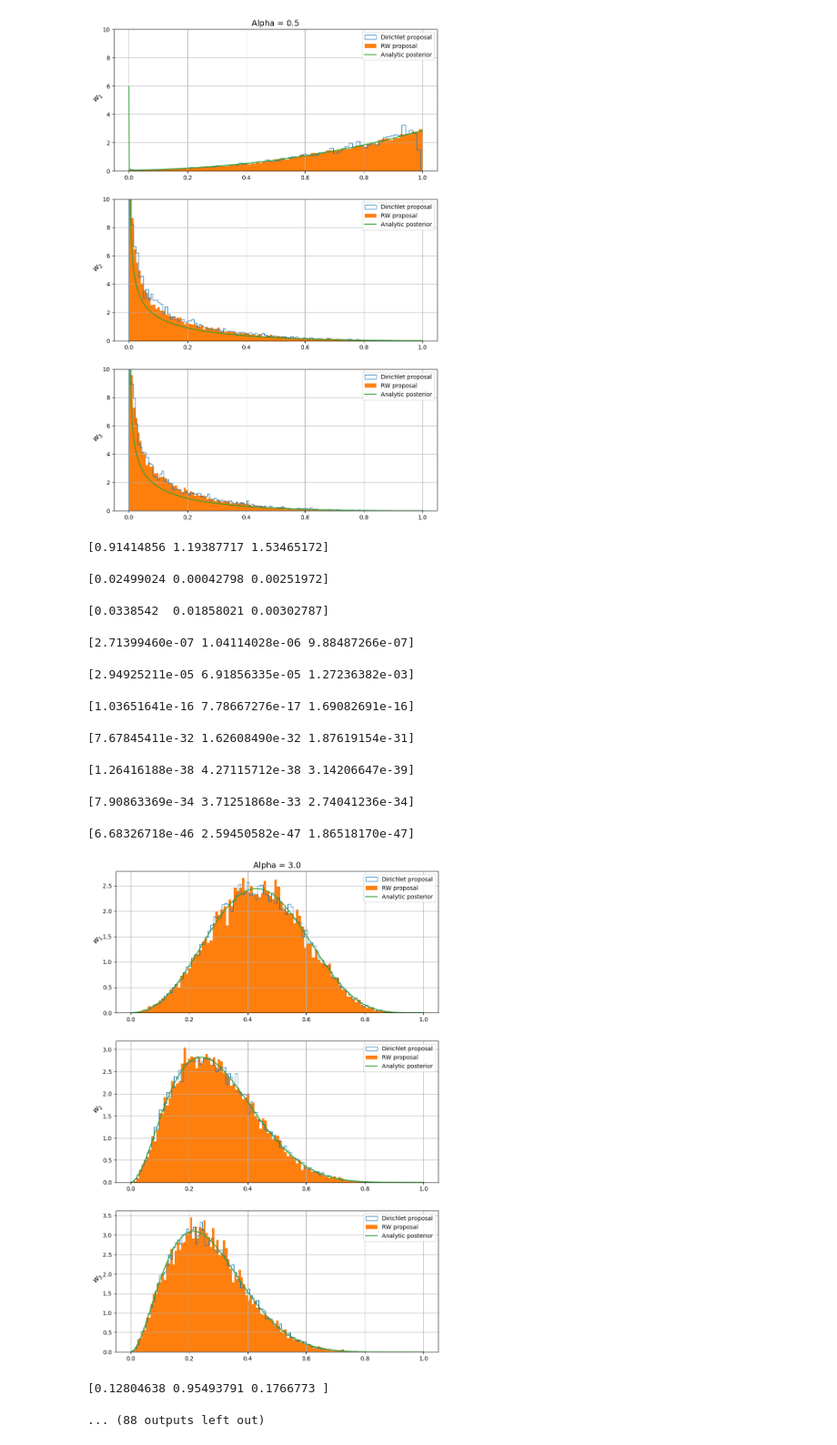
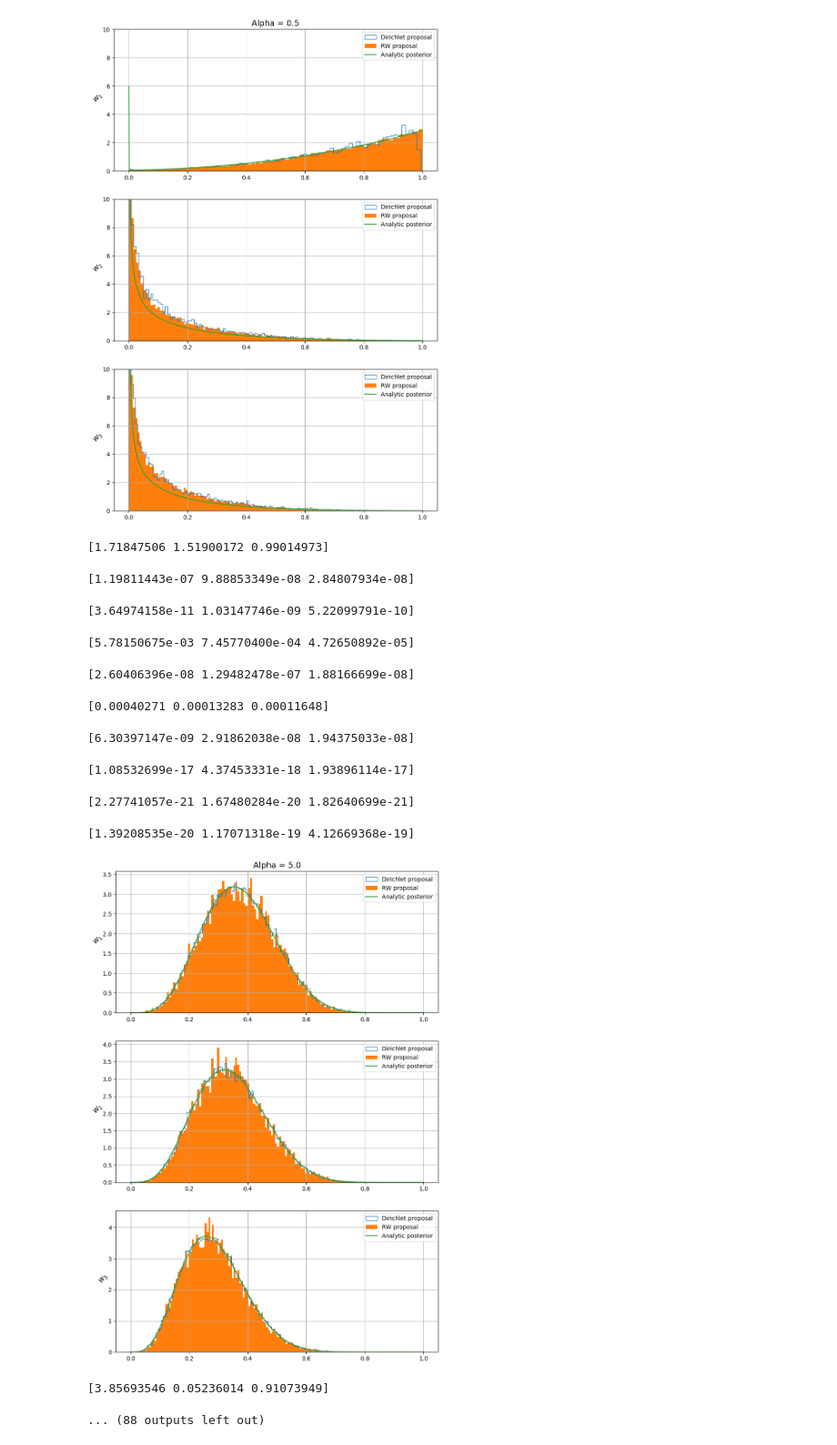
Before and after one commit to marcgrillo/dirichlet, a Jupyter notebook: notebook3.ipynb, the cells around one changed output. Shown at 91% size. Saved outputs shown, nothing was run; the diff lists cells and outputs as text; code cells hidden in the pictures.

Commit message:
new plots

```diff
--- a/notebook3.ipynb
+++ b/notebook3.ipynb
@@ -175,8 +175,9 @@ plt.close()
 [figure]
 # %%
 
-for a in [3,2,1.7,1.5,1.4,1.3,1.2,1.1,1.0,0.9,0.8, 0.7, 0.6]:
+for a in [5,3,2,1.7,1.5,1.4,1.3,1.2,1.1,1.0,0.9,0.8, 0.7, 0.6, 0.5]:
     alpha = np.ones(n_pars)*a
+    alpha_prop = alpha
     samples = sampling(n, xt, alpha, alpha_prop)
     eps = 1
     each = int(1e4)
@@ -187,45 +188,45 @@ for a in [3,2,1.7,1.5,1.4,1.3,1.2,1.1,1.0,0.9,0.8, 0.7, 0.6]:
     for i in range(n_pars):
         x,y = an_post(i, 100, xt, alpha)
         anal_x.append(x)
         anal.append(y)
 
     fig, axs = plt.subplots( n_pars, figsize = [10,15] )
     w = samples
     w2 = samples2
     x = np.arange(0, len(w[0]))
     for i in range(n_pars):
         axs[i].hist(np.transpose(w)[i], bins = 'auto', histtype='step', density = True, label = 'Dirichlet proposal')
         axs[i].hist(np.transpose(w2)[i], bins = 'auto', density = True, label = 'RW proposal')
         axs[i].set_ylabel(f'$w_{i+1}$', rotation = 45, size = '13')
         #axs[i].plot(anal_x[i], anal[i], label = 'Numerical posterior')
         if i == 0 :
             xx = np.linspace(1e-6,1,1000)
             axs[i].plot(xx, w1_post(xx, alpha, xt), label = 'Analytic posterior')
         if i == 1 :
             xx = np.linspace(1e-6,1,1000)
             axs[i].plot(xx, w2_post(xx, alpha, xt), label = 'Analytic posterior')
         if i == 2 :
             xx = np.linspace(1e-6,1,1000)
             axs[i].plot(xx, w3_post(xx, alpha, xt), label = 'Analytic posterior')
         axs[i].grid()
         axs[i].legend()
         if a < 1:
-            if i > 0 : axs[i].set_ylim([0,20])
+            if i > 0 : axs[i].set_ylim([0,15])
     axs[0].set_title(f'Alpha = {alpha[0]}', size = 14)
-    plt.savefig('Alpha'+str(alpha[0])+'_second.png')
+    plt.savefig('Alpha'+str(alpha[0])+'_third_sameA.png')
     plt.show()
     plt.close()
 # %% [output]
-[0.91414856 1.19387717 1.53465172]
+[1.71847506 1.51900172 0.99014973]
-[0.02499024 0.00042798 0.00251972]
+[1.19811443e-07 9.88853349e-08 2.84807934e-08]
-[0.0338542  0.01858021 0.00302787]
+[3.64974158e-11 1.03147746e-09 5.22099791e-10]
-[2.71399460e-07 1.04114028e-06 9.88487266e-07]
+[5.78150675e-03 7.45770400e-04 4.72650892e-05]
-[2.94925211e-05 6.91856335e-05 1.27236382e-03]
+[2.60406396e-08 1.29482478e-07 1.88166699e-08]
-[1.03651641e-16 7.78667276e-17 1.69082691e-16]
+[0.00040271 0.00013283 0.00011648]
-[7.67845411e-32 1.62608490e-32 1.87619154e-31]
+[6.30397147e-09 2.91862038e-08 1.94375033e-08]
-[1.26416188e-38 4.27115712e-38 3.14206647e-39]
+[1.08532699e-17 4.37453331e-18 1.93896114e-17]
-[7.90863369e-34 3.71251868e-33 2.74041236e-34]
+[2.27741057e-21 1.67480284e-20 1.82640699e-21]
-[6.68326718e-46 2.59450582e-47 1.86518170e-47]
+[1.39208535e-20 1.17071318e-19 4.12669368e-19]
-[figure, old version]
+[figure, new version]
-[0.12804638 0.95493791 0.1766773 ]
+[3.85693546 0.05236014 0.91073949]
 ... (88 outputs left out)
```
Also changed, not shown: parts of 2 cells of this notebook, 13 other files.
